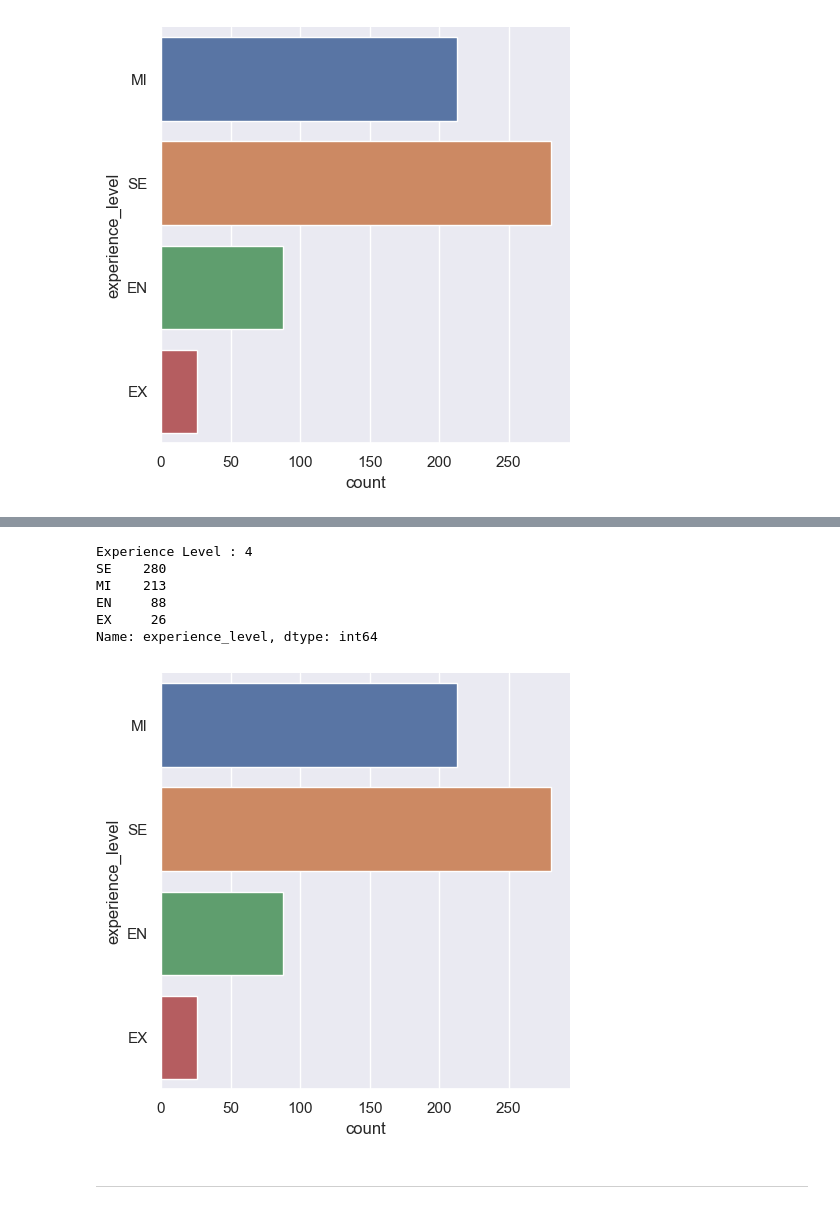
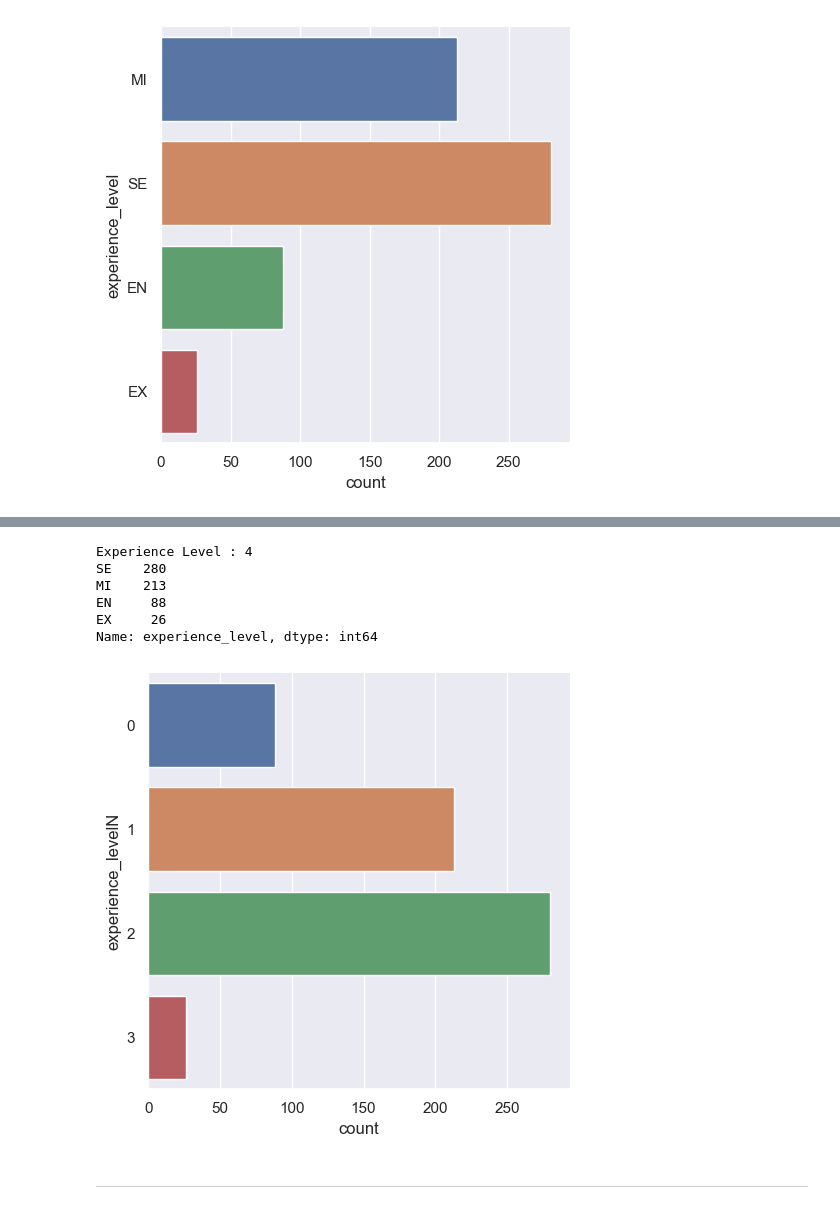
Before and after one commit to legitaxes/sc1015-mini_assignment, a Jupyter notebook: Data-Cleaning-and-Transformation.ipynb, the cells around one changed output, grey strips where cells are left out. Saved outputs shown, nothing was run; the diff lists cells and outputs as text; code cells hidden in the pictures.

Commit message:
updated data cleaning file

```diff
--- a/Data-Cleaning-and-Transformation.ipynb
+++ b/Data-Cleaning-and-Transformation.ipynb
@@ -241,17 +241,17 @@ dsdata.head()
 # %%
 # Visualize Experience Level
 print("Experience Level :", len(dsdata['experience_level'].unique()))
 print(dsdata['experience_level'].value_counts())
-sb.catplot(y = "experience_level", data = dsdata, kind = "count")
+sb.catplot(y = "experience_levelN", data = dsdata, kind = "count")
 plt.show()
 # %% [output]
 Experience Level : 4
 SE    280
 MI    213
 EN     88
 EX     26
 Name: experience_level, dtype: int64
-[figure, old version]
+[figure, new version]
 # %% [markdown]
 ---
 # %% [markdown]
```
Also changed, not shown: parts of 3 cells of this notebook, 1 other file.
